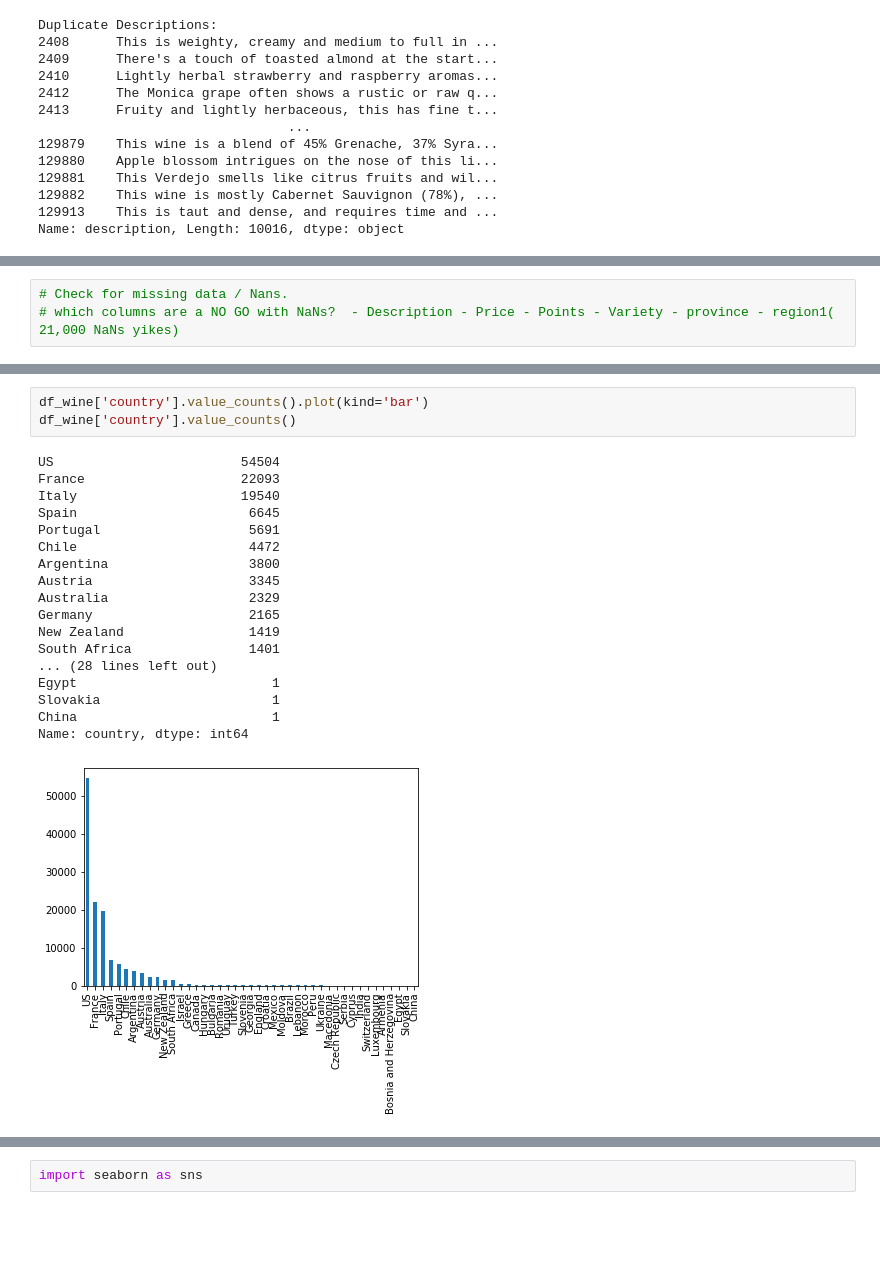
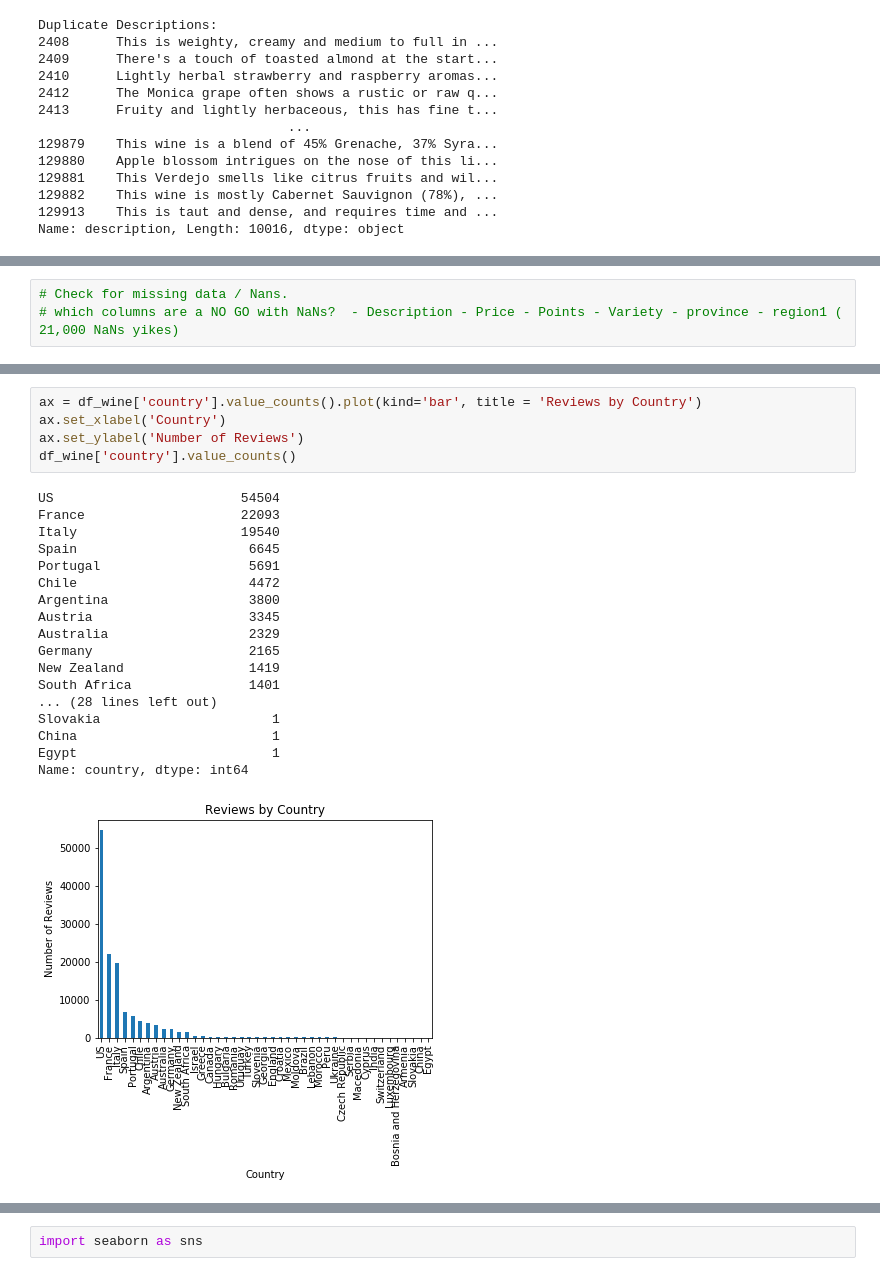
Before and after one commit to jadeal147/capstone3, a Jupyter notebook: Capstone 3 - Wine Review Analysis Cleanup Plan.ipynb, the cells around one changed output, grey strips where cells are left out. Saved outputs shown, nothing was run; the diff lists cells and outputs as text; blank space fills up the shorter version.

```diff
--- a/Capstone 3 - Wine Review Analysis Cleanup Plan.ipynb
+++ b/Capstone 3 - Wine Review Analysis Cleanup Plan.ipynb
@@ -119,7 +119,7 @@ Duplicate Descriptions:
 Name: description, Length: 9983, dtype: object
 # %%
 # Check for missing data / Nans.
-# which columns are a NO GO with NaNs?  - Description - Price - Points - Variety - province - region1( 21,000 NaNs yikes)
+# which columns are a NO GO with NaNs?  - Description - Price - Points - Variety - province - region1 ( 21,000 NaNs yikes)
 # %% [markdown]
 Initially, there are
 
@@ -133,25 +135,27 @@ Initially, there are
 
 16757 different wineries
 # %%
-df_wine['country'].value_counts().plot(kind='bar')
+ax = df_wine['country'].value_counts().plot(kind='bar', title = 'Reviews by Country')
+ax.set_xlabel('Country')
+ax.set_ylabel('Number of Reviews')
 df_wine['country'].value_counts()
 # %% [output]
 US                        54504
 France                    22093
 Italy                     19540
 Spain                      6645
 Portugal                   5691
 Chile                      4472
 Argentina                  3800
 Austria                    3345
 Australia                  2329
 Germany                    2165
 New Zealand                1419
 South Africa               1401
 ... (28 lines left out)
-Egypt                         1
 Slovakia                      1
 China                         1
+Egypt                         1
 Name: country, dtype: int64
-[figure, old version]
+[figure, new version]
 # %%
```
Also changed, not shown: parts of 12 cells of this notebook.
